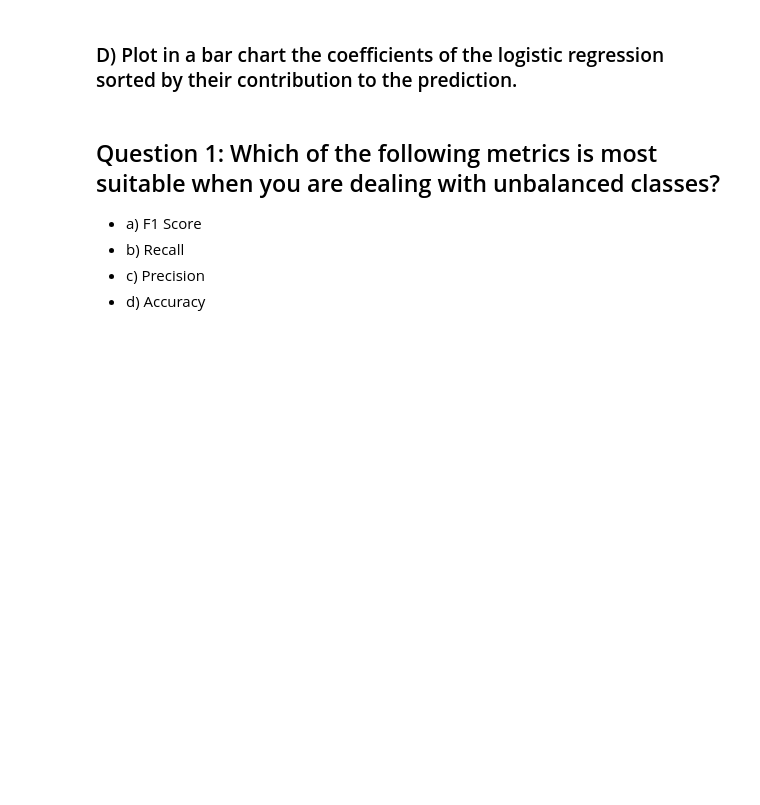
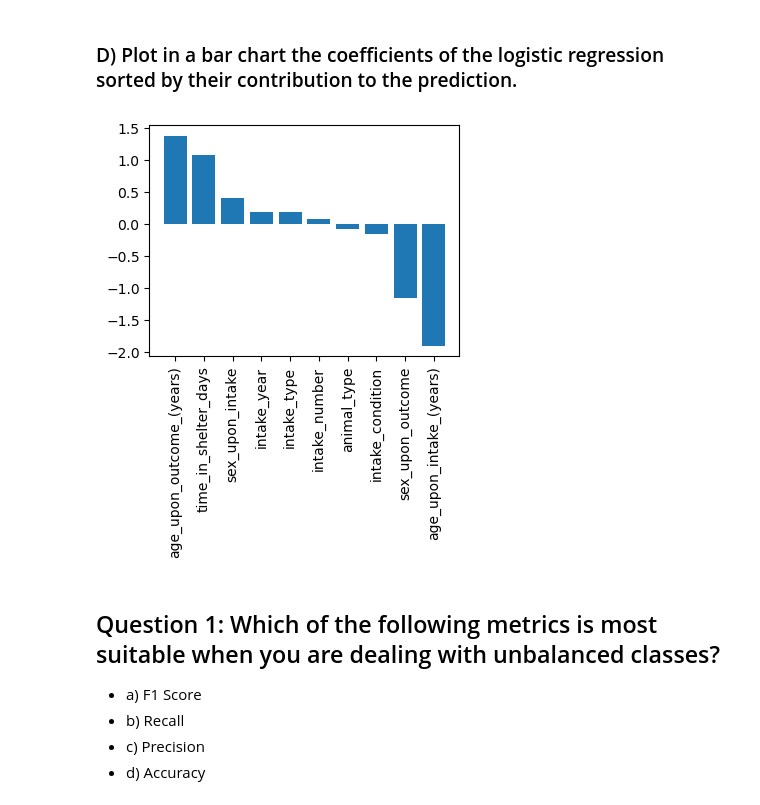
Before and after one commit to Zhang-XC/ADA2023, a Jupyter notebook: Exercises/07 - Learning from data - Applied machine learning/AppliedML.ipynb, the cells around one changed output. Saved outputs shown, nothing was run; the diff lists cells and outputs as text; code cells hidden in the pictures; blank space fills up the shorter version.

```diff
--- a/Exercises/07 - Learning from data - Applied machine learning/AppliedML.ipynb
+++ b/Exercises/07 - Learning from data - Applied machine learning/AppliedML.ipynb
@@ -48,5 +183,16 @@ original_data = pd.read_csv(data_folder+'aac_intakes_outcomes.csv', usecols=colu
 # %% [markdown]
 ### D) Plot in a bar chart the coefficients of the logistic regression sorted by their contribution to the prediction.
+# %%
+coeff = {k:v for k, v in zip(X, model.coef_[0])}
+coeff = sorted(coeff.items(), key=lambda x: -x[1])
+coeff = {k:v for k, v in coeff}
+
+plt.figure(figsize=(4, 3))
+plt.bar(coeff.keys(), coeff.values())
+plt.xticks(rotation=90)
+plt.show()
+# %% [output]
+[figure, added]
 # %% [markdown]
 
 ## Question 1: Which of the following metrics is most suitable when you are dealing with unbalanced classes?
```
Also changed, not shown: parts of 9 cells of this notebook.
